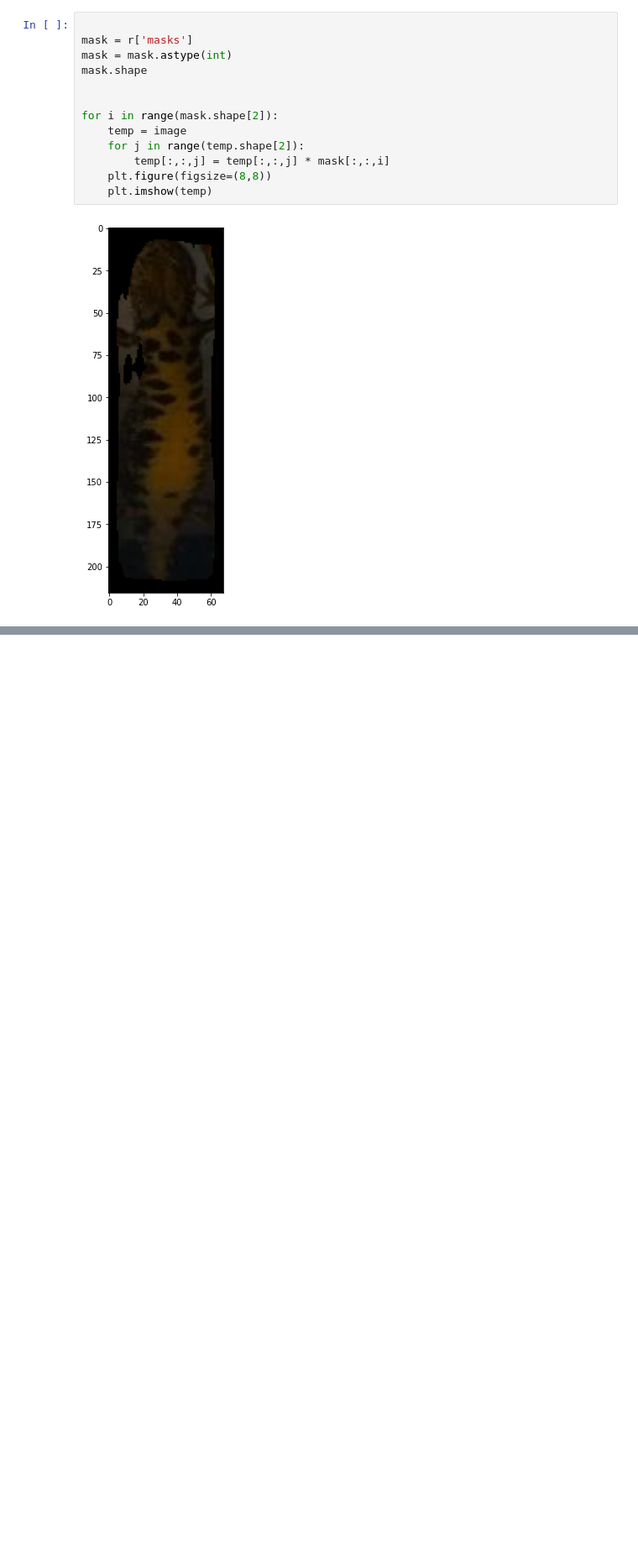
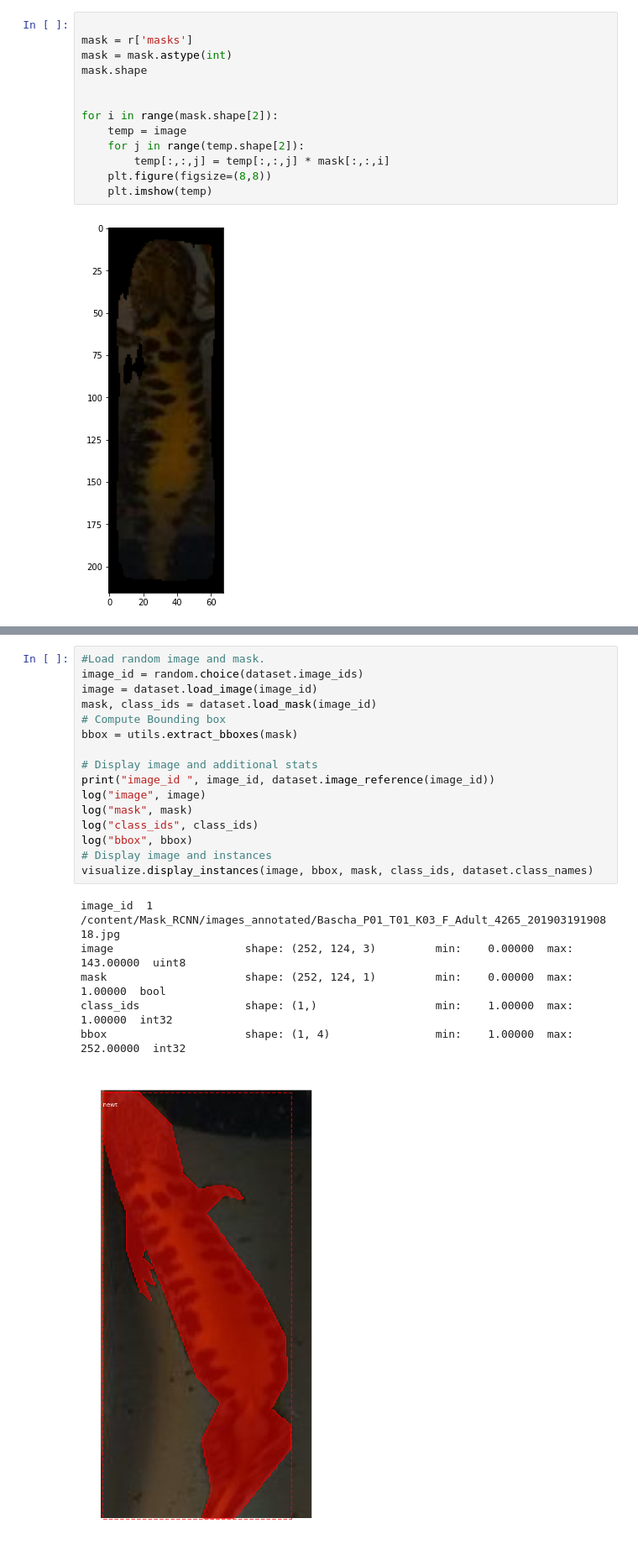
Before and after one commit to GuillaumeMagnette/Stage_Tritons, a Jupyter notebook: Mask_RCNN.ipynb, the cells around one changed output, grey strips where cells are left out. Shown: that part at 84% size. Drawn from its saved outputs; the diff is of its cells as text; blank space fills up the shorter version.

```diff
--- a/Mask_RCNN.ipynb
+++ b/Mask_RCNN.ipynb
@@ -378 +512,24 @@ class NewtsDataset(utils.Dataset):
+# %%
+#Load random image and mask.
+image_id = random.choice(dataset.image_ids)
+image = dataset.load_image(image_id)
+mask, class_ids = dataset.load_mask(image_id)
+# Compute Bounding box
+bbox = utils.extract_bboxes(mask)
+
+# Display image and additional stats
+print("image_id ", image_id, dataset.image_reference(image_id))
+log("image", image)
+log("mask", mask)
+log("class_ids", class_ids)
+log("bbox", bbox)
+# Display image and instances
+visualize.display_instances(image, bbox, mask, class_ids, dataset.class_names)
+# %% [output]
+image_id  1 /content/Mask_RCNN/images_annotated/Bascha_P01_T01_K03_F_Adult_4265_20190319190818.jpg
+image                    shape: (252, 124, 3)         min:    0.00000  max:  143.00000  uint8
+mask                     shape: (252, 124, 1)         min:    0.00000  max:    1.00000  bool
+class_ids                shape: (1,)                  min:    1.00000  max:    1.00000  int32
+bbox                     shape: (1, 4)                min:    1.00000  max:  252.00000  int32
+[figure, added]
 # %%
```
Also changed, not shown: parts of 16 cells of this notebook.
